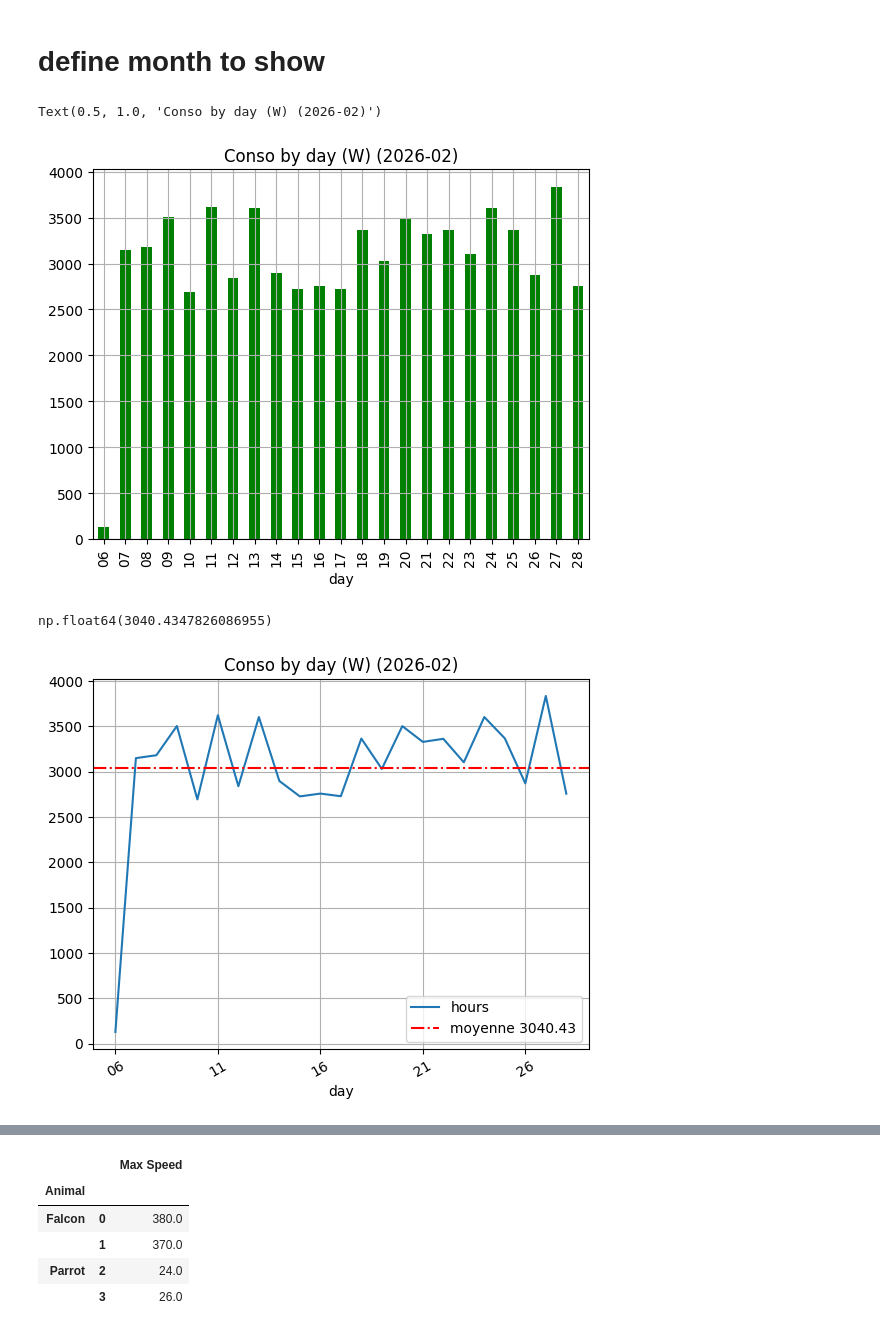
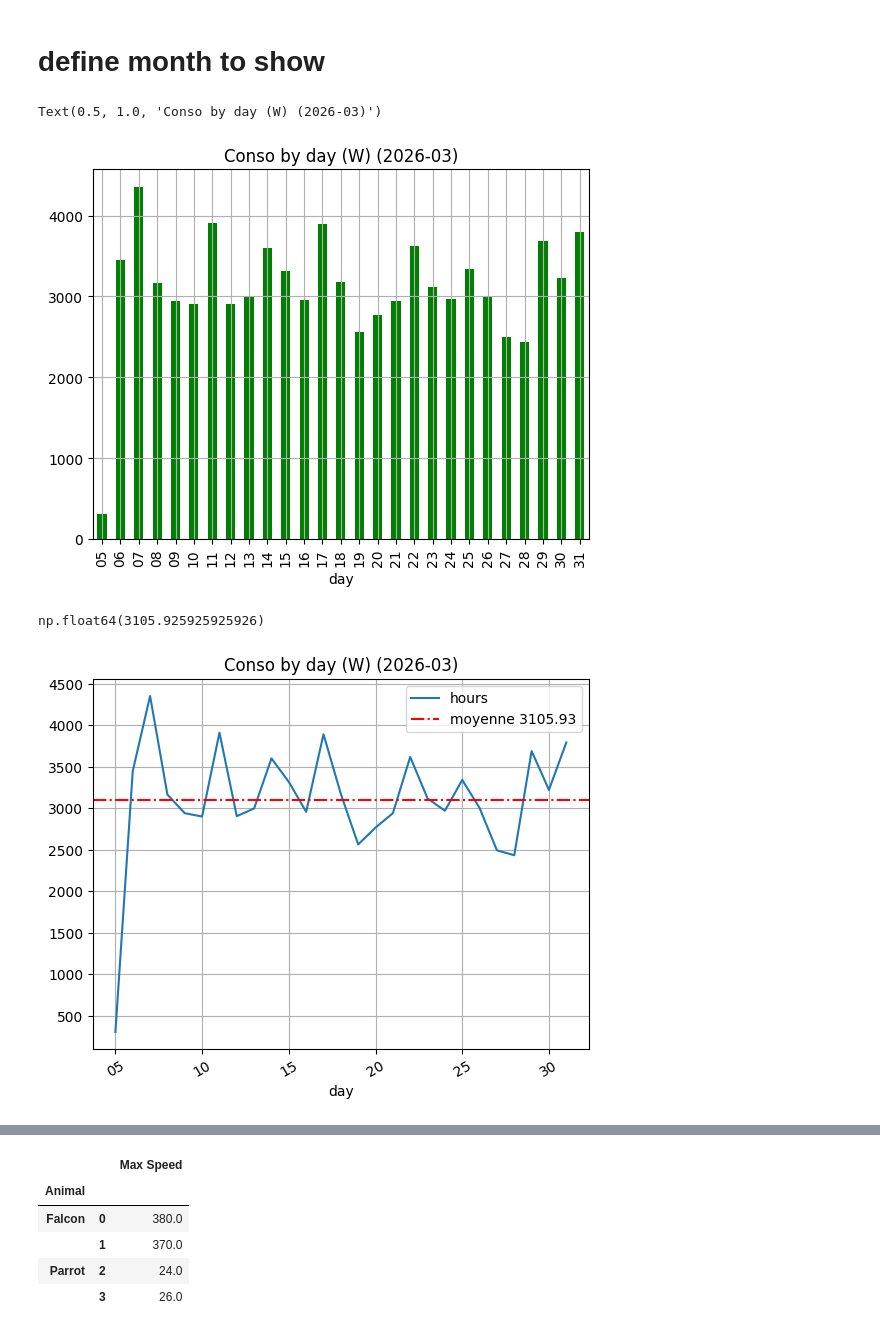
Before and after one commit to jdavid54/jupyter_notebooks2, a Jupyter notebook: conso_kwh_mini.ipynb, the cells around one changed output, grey strips where cells are left out. Cells and saved outputs as stored; diff of their text form; code cells hidden in the pictures.

```diff
--- a/conso_kwh_mini.ipynb
+++ b/conso_kwh_mini.ipynb
@@ -886,19 +882,19 @@ dict_keys(['2026-02', '2026-03', '2026-04', '2026-05', '2026-06', '2026-07'])
 # %% [markdown]
 # define month to show
 # %%
-m = '2026-02'
+m = '2026-03'
 month=conso_grouped_by_month.get_group(m)
 conso_grouped_by_month_day = month.groupby(['day'], sort=False)
 conso_grouped_by_month_day['kWh'].count().plot(grid=True,kind='bar',color='green',width=.5)
 plt.title(f'Conso by day (W) ({m})')
 # %% [output]
-Text(0.5, 1.0, 'Conso by day (W) (2026-02)')
+Text(0.5, 1.0, 'Conso by day (W) (2026-03)')
-[figure, old version]
+[figure, new version]
 # %%
 c=conso_grouped_by_month_day['hours'].count()
 c.mean()
 # %% [output]
-np.float64(3040.4347826086955)
+np.float64(3105.925925925926)
 # %%
 conso_grouped_by_month_day['hours'].count().plot(grid=True)#, kind='bar', color='green', width=.8)
 moy = round(c.mean(),2)
@@ -907,7 +903,7 @@ plt.legend()
 plt.title(f'Conso by day (W) ({month.iloc[0]['months']})')
 plt.xticks(rotation=30);
 # %% [output]
-[figure, old version]
+[figure, new version]
 # %%
 conso_grouped_by_month_and_day = conso_days[['day','hours','months','kWh']].groupby(['months','day'], sort=False)
 # %%
```
Also changed, not shown: parts of 154 cells of this notebook, 17 other files.
